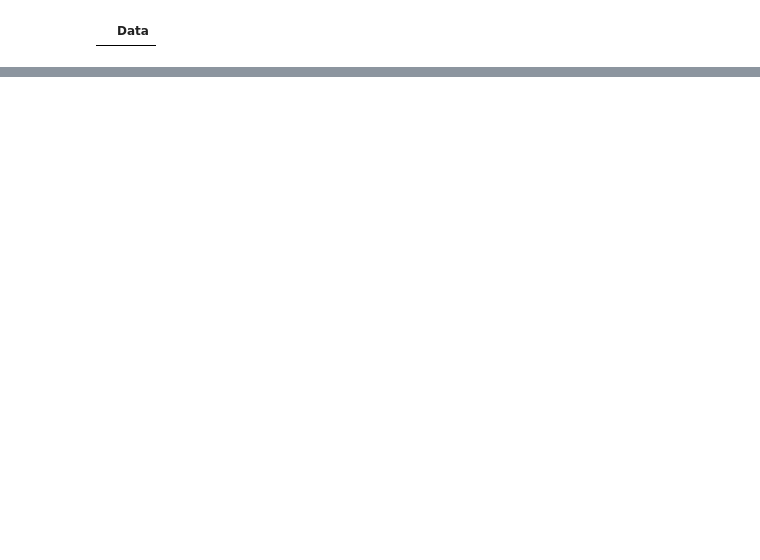
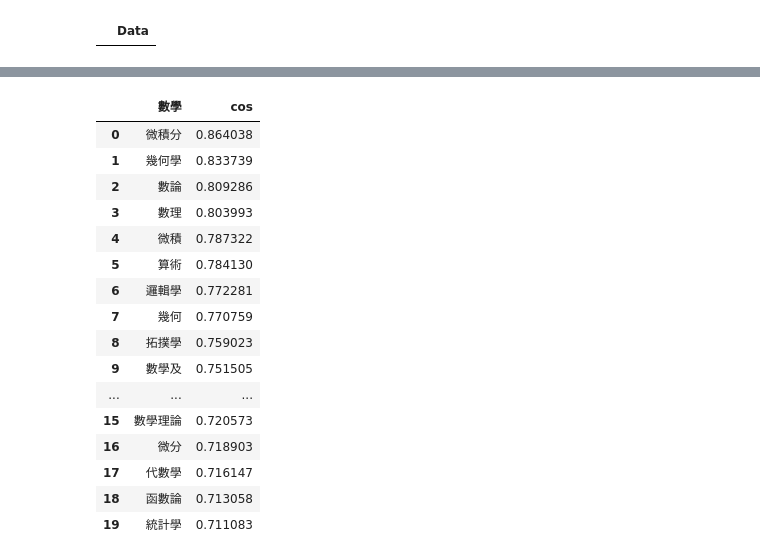
Before and after one commit to Chen-Hsi-Hsien/NLP_HW4, a Jupyter notebook: NLP_HW4.ipynb, the cells around one changed output, grey strips where cells are left out. Saved outputs shown, nothing was run; the diff lists cells and outputs as text; code cells hidden in the pictures; blank space fills up the shorter version.

```diff
--- a/NLP_HW4.ipynb
+++ b/NLP_HW4.ipynb
@@ -220,0 +315,20 @@ most_similar(model, ['文學'])
+# %%
+most_similar(model, ['數學'])
+# %% [output]
+|  | 數學 | cos |
+| 0 | 微積分 | 0.864038 |
+| 1 | 幾何學 | 0.833739 |
+| 2 | 數論 | 0.809286 |
+| 3 | 數理 | 0.803993 |
+| 4 | 微積 | 0.787322 |
+| 5 | 算術 | 0.784130 |
+| 6 | 邏輯學 | 0.772281 |
+| 7 | 幾何 | 0.770759 |
+| 8 | 拓撲學 | 0.759023 |
+| 9 | 數學及 | 0.751505 |
+| ... | ... | ... |
+| 15 | 數學理論 | 0.720573 |
+| 16 | 微分 | 0.718903 |
+| 17 | 代數學 | 0.716147 |
+| 18 | 函數論 | 0.713058 |
+| 19 | 統計學 | 0.711083 |
```
Also changed, not shown: parts of 12 cells of this notebook.
